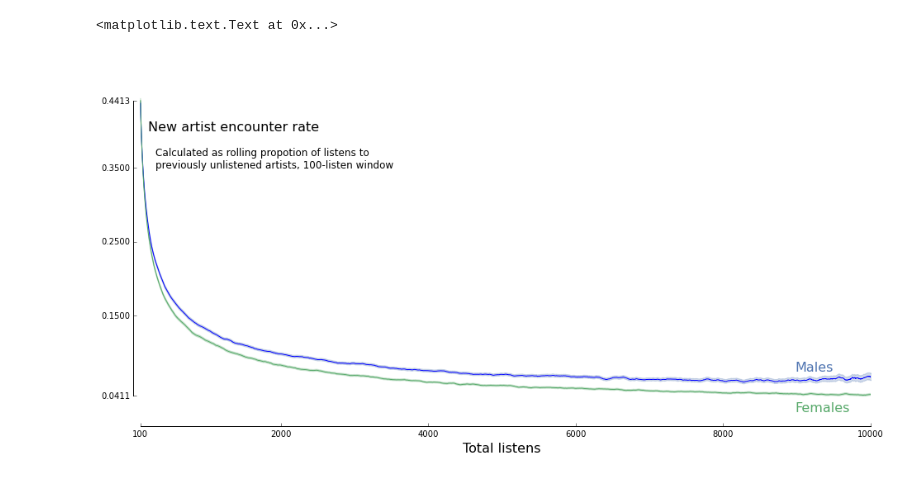
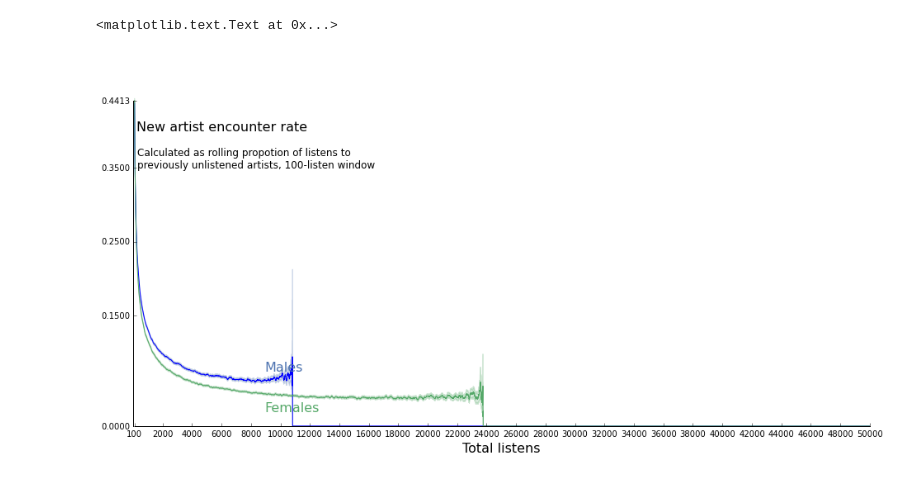
Before and after one commit to jlorince/music-gender, a Jupyter notebook: notebooks/Scratch.ipynb, the cells around one changed output. Drawn from its saved outputs; the diff is of its cells as text; code cells hidden in the pictures.

```diff
--- a/notebooks/Scratch.ipynb
+++ b/notebooks/Scratch.ipynb
@@ -18,36 +18,38 @@ npz = np.load('../staging/m_results.npz')
 m_mean = npz['mean']
 m_std = npz['std']
 m_n = npz['n']
 m_ci = 1.96 * (m_std/np.sqrt(m_n))
 ax.plot(range(100,50100),m_mean,lw=1)
 ax.fill_between(range(100,50100),m_mean-m_ci,m_mean+m_ci,alpha=0.25,color=colors[0])
 ax.annotate('Males',xy=(9000,0.075),color = colors[0],fontsize=16)
 
+mx = 50000
+
 npz = np.load('../staging/f_results.npz')
 f_mean = npz['mean']
 f_std = npz['std']
 f_n = npz['n']
 f_ci = 1.96 * (f_std/np.sqrt(f_n))
 ax.plot(range(100,50100),f_mean,lw=1,c=colors[1])
 ax.fill_between(range(100,50100),f_mean-f_ci,f_mean+f_ci,alpha=0.25,color=colors[1])
 ax.annotate('Females',xy=(9000,0.02),color = colors[1],fontsize=16)
 
 ax.set_ylim(0,.5)
-ax.set_xlim(0,10000)
+ax.set_xlim(0,mx)
 ax.set_axis_bgcolor('white')
-ax.set_xticks([100]+list(np.arange(2000,10001,2000)))
-ax.spines['bottom'].set_bounds(100,10000)
+ax.set_xticks([100]+list(np.arange(2000,mx+1,2000)))
+ax.spines['bottom'].set_bounds(100,mx)
 
-ax.set_yticks([min(m_mean[:10000].min(),f_mean[:10000].min())]+list(np.arange(.15,.4,.1))+[max(m_mean[:10000].max(),f_mean[:10000].max())])
-ax.spines['left'].set_bounds(min(m_mean[:10000].min(),f_mean[:10000].min()),max(m_mean[:10000].max(),f_mean[:10000].max()))
+ax.set_yticks([min(m_mean[:mx].min(),f_mean[:mx].min())]+list(np.arange(.15,.4,.1))+[max(m_mean[:mx].max(),f_mean[:mx].max())])
+ax.spines['left'].set_bounds(min(m_mean[:mx].min(),f_mean[:mx].min()),max(m_mean[:mx].max(),f_mean[:mx].max()))
 ax.spines['top'].set_visible(False)
 ax.spines['right'].set_visible(False)
 ax.yaxis.set_ticks_position('left')
 ax.xaxis.set_ticks_position('bottom')
 
 ax.annotate("New artist encounter rate",xy=(200,0.4),fontsize=16) #\n(rolling proportion of never-\nbefore-listened artists, 100-\nlisten window)
 ax.annotate("Calculated as rolling propotion of listens to\npreviously unlistened artists, 100-listen window",xy=(300,0.35),fontsize=12) #\n(rolling proportion of never-\nbefore-listened artists, 100-\nlisten window)
 ax.set_xlabel('Total listens',fontsize=16)
 # %% [output]
 <matplotlib.text.Text at 0x...>
-[figure, old version]
+[figure, new version]
```
Also changed, not shown: parts of 3 cells of this notebook, 3 other files.
